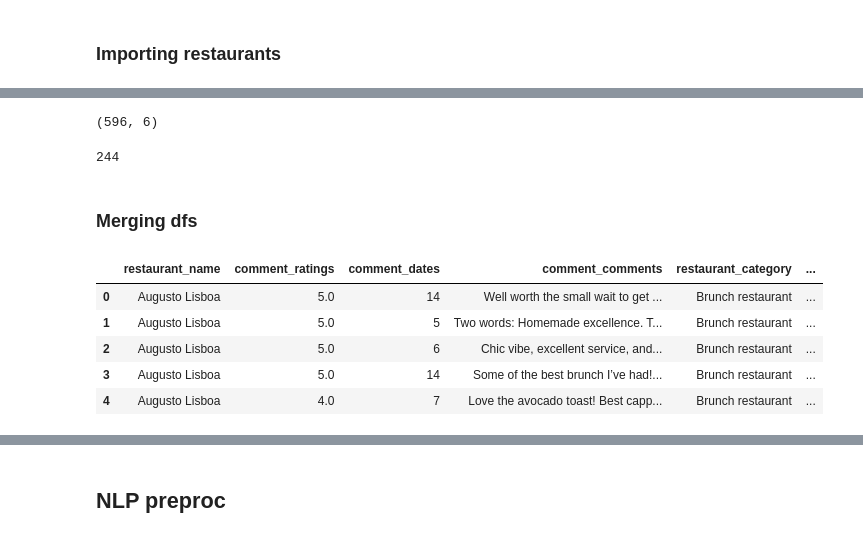
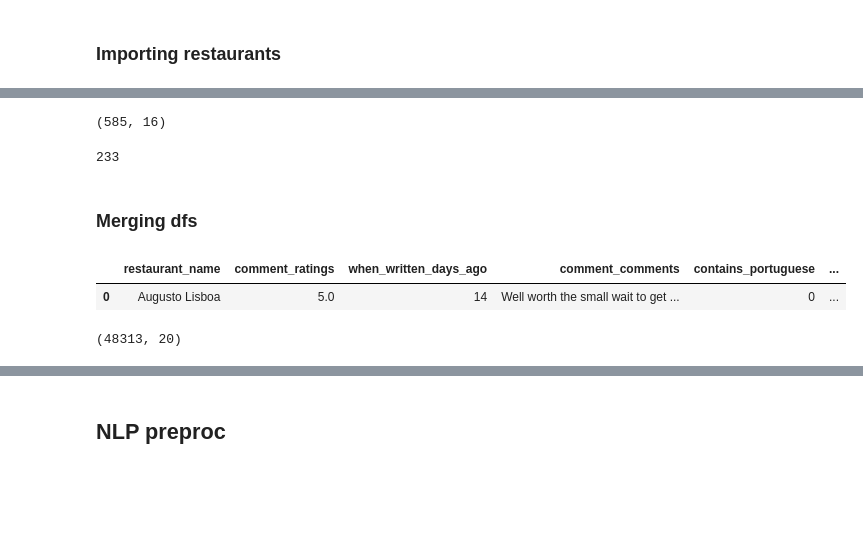
Before and after one commit to MalouO/small_business, a Jupyter notebook: notebooks/google_reviews_NLP.ipynb, the cells around one changed output, grey strips where cells are left out. Saved outputs shown, nothing was run; the diff lists cells and outputs as text; code cells hidden in the pictures; blank space fills up the shorter version.

```diff
--- a/notebooks/google_reviews_NLP.ipynb
+++ b/notebooks/google_reviews_NLP.ipynb
@@ -168,6 +190,4 @@ Name: comment_comments, dtype: object
 # %% [markdown]
 ### Importing restaurants
 # %%
-df_restaurants = pd.read_csv("../raw_data/restaurants_clean_1_12.csv")
+df_restaurants = pd.read_csv("../raw_data/Clean_data_1_12_v2.csv")
-# %%
-df_restaurants.drop(columns=["Index","Unnamed: 0", "restaurant_rating","restaurant_comment_number"], inplace=True)
@@ -182,0 +203,4 @@ df_restaurants.head()
+# %%
+df_restaurants.drop(columns=["Unnamed: 0", "rating"], inplace=True)
+# %%
+df_restaurants.rename(columns={'name':'restaurant_name', 'type':'restaurant_type'}, inplace=True)
@@ -183,23 +216,23 @@ df_restaurants.head()
 # %%
 df_restaurants.shape
 # %% [output]
-(596, 6)
+(585, 16)
 # %%
-df_restaurants.restaurant_price_range.isna().sum()
+df_restaurants.price.isna().sum()
 # %% [output]
-244
+233
 # %% [markdown]
 ### Merging dfs
 # %%
 merged_df = cleaned_df.merge(df_restaurants, on="restaurant_name", how="left")
-merged_df.head()
+merged_df.head(1)
 # %% [output]
-|  | restaurant_name | comment_ratings | comment_dates | comment_comments | restaurant_category | ... |
-| 0 | Augusto Lisboa | 5.0 | 14 | Well worth the small wait to get ... | Brunch restaurant | ... |
-| 1 | Augusto Lisboa | 5.0 | 5 | Two words: Homemade excellence. T... | Brunch restaurant | ... |
-| 2 | Augusto Lisboa | 5.0 | 6 | Chic vibe, excellent service, and... | Brunch restaurant | ... |
-| 3 | Augusto Lisboa | 5.0 | 14 | Some of the best brunch I’ve had!... | Brunch restaurant | ... |
-| 4 | Augusto Lisboa | 4.0 | 7 | Love the avocado toast! Best capp... | Brunch restaurant | ... |
+|  | restaurant_name | comment_ratings | when_written_days_ago | comment_comments | contains_portuguese | ... |
+| 0 | Augusto Lisboa | 5.0 | 14 | Well worth the small wait to get ... | 0 | ... |
+# %%
+merged_df.shape
+# %% [output]
+(48313, 20)
 # %%
 merged_df.dtypes
 # %% [output]
```
Also changed, not shown: parts of 40 cells of this notebook.
